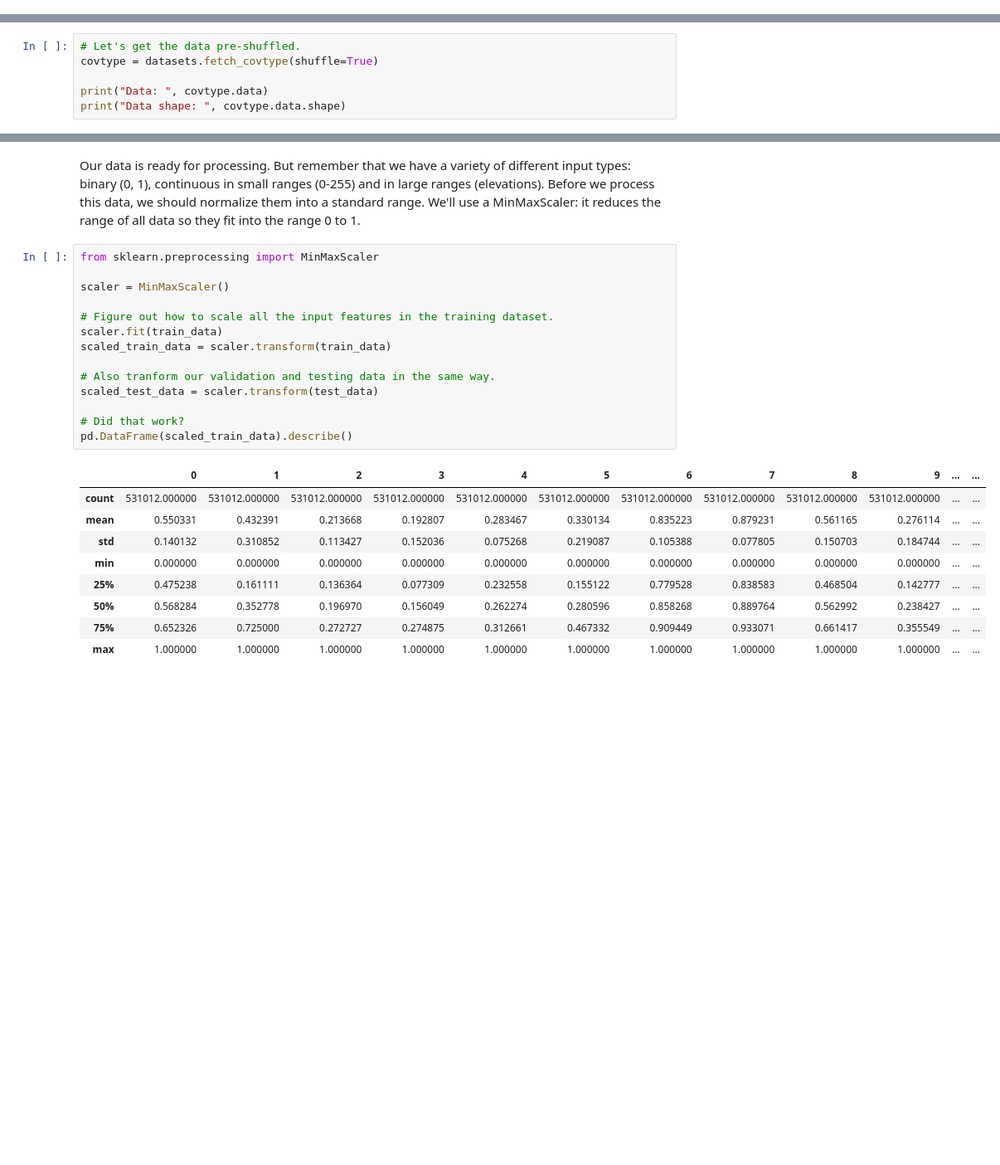
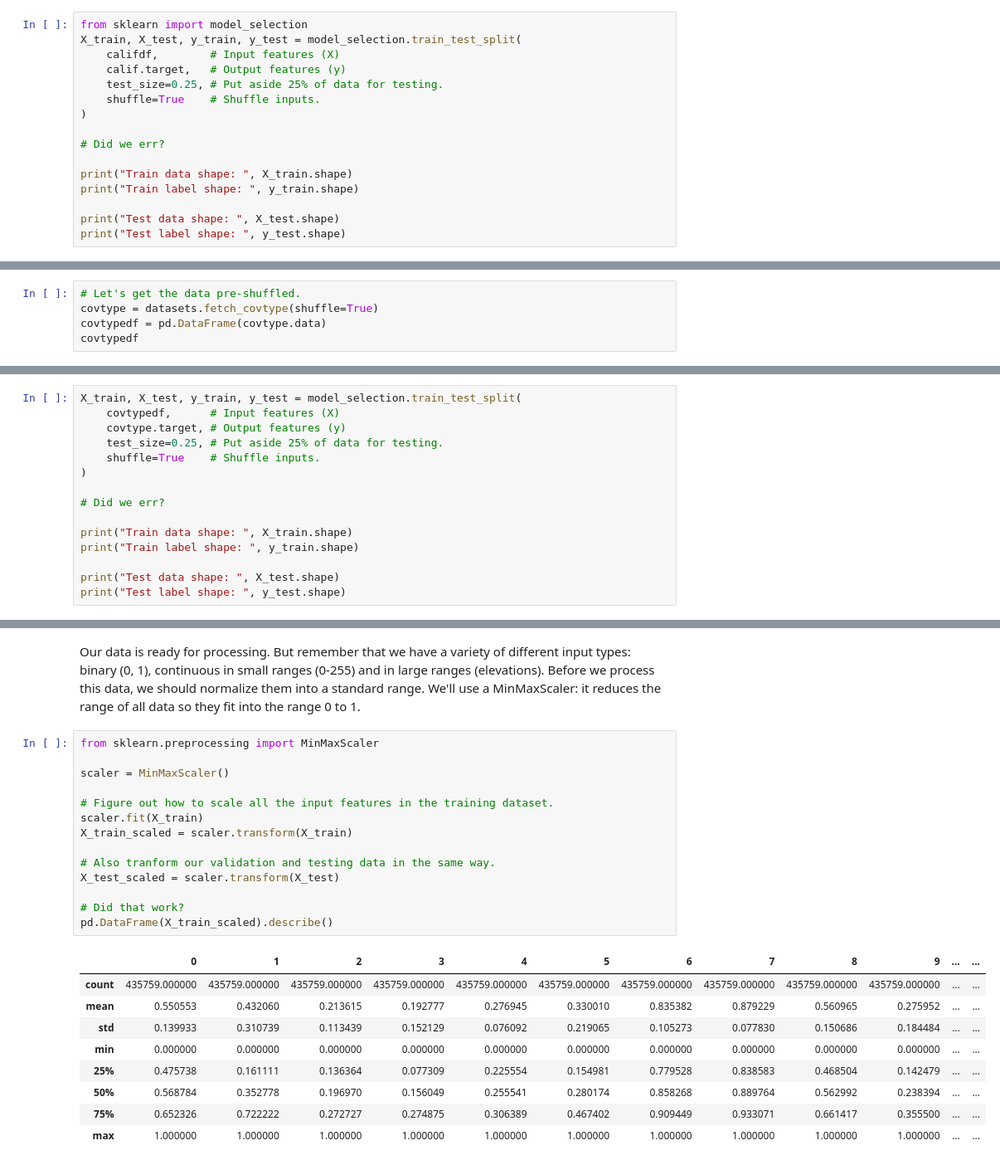
Before and after one commit to USDA-ARS-GBRU/ml-training-site, a Jupyter notebook: assets/nb-lessons/13_neural_network_methods.ipynb, the cells around one changed output, grey strips where cells are left out. Shown: that part at 83% size. Cells and saved outputs as stored; diff of their text form; blank space fills up the shorter version.

```diff
--- a/assets/nb-lessons/13_neural_network_methods.ipynb
+++ b/assets/nb-lessons/13_neural_network_methods.ipynb
@@ -121,0 +104,16 @@ Train label shape:  (20000,)
+# %%
+from sklearn import model_selection
+X_train, X_test, y_train, y_test = model_selection.train_test_split(
+    califdf,        # Input features (X)
+    calif.target,   # Output features (y)
+    test_size=0.25, # Put aside 25% of data for testing.
+    shuffle=True    # Shuffle inputs.
+)
+
+# Did we err?
+
+print("Train data shape: ", X_train.shape)
+print("Train label shape: ", y_train.shape)
+
+print("Test data shape: ", X_test.shape)
+print("Test label shape: ", y_test.shape)
@@ -356,7 +361,6 @@ So we don't need to provide any arguments, but it warns us that it will need to
 # %%
 # Let's get the data pre-shuffled.
 covtype = datasets.fetch_covtype(shuffle=True)
-
-print("Data: ", covtype.data)
-print("Data shape: ", covtype.data.shape)
+covtypedf = pd.DataFrame(covtype.data)
+covtypedf
 # %% [output]
@@ -399,0 +393,15 @@ Training labels shape:  (531012,)
+# %%
+X_train, X_test, y_train, y_test = model_selection.train_test_split(
+    covtypedf,      # Input features (X)
+    covtype.target, # Output features (y)
+    test_size=0.25, # Put aside 25% of data for testing.
+    shuffle=True    # Shuffle inputs.
+)
+
+# Did we err?
+
+print("Train data shape: ", X_train.shape)
+print("Train label shape: ", y_train.shape)
+
+print("Test data shape: ", X_test.shape)
+print("Test label shape: ", y_test.shape)
@@ -402,26 +415,26 @@ Our data is ready for processing. But remember that we have a variety of differe
 # %%
 from sklearn.preprocessing import MinMaxScaler
 
 scaler = MinMaxScaler()
 
 # Figure out how to scale all the input features in the training dataset.
-scaler.fit(train_data)
-scaled_train_data = scaler.transform(train_data)
+scaler.fit(X_train)
+X_train_scaled = scaler.transform(X_train)
 
 # Also tranform our validation and testing data in the same way.
-scaled_test_data = scaler.transform(test_data)
+X_test_scaled = scaler.transform(X_test)
 
 # Did that work?
-pd.DataFrame(scaled_train_data).describe()
+pd.DataFrame(X_train_scaled).describe()
 # %% [output]
 |  | 0 | 1 | 2 | 3 | 4 | 5 | 6 | 7 | 8 | 9 | ... | ... |
-| count | 531012.000000 | 531012.000000 | 531012.000000 | 531012.000000 | 531012.000000 | 531012.000000 | 531012.000000 | 531012.000000 | 531012.000000 | 531012.000000 | ... | ... |
-| mean | 0.550331 | 0.432391 | 0.213668 | 0.192807 | 0.283467 | 0.330134 | 0.835223 | 0.879231 | 0.561165 | 0.276114 | ... | ... |
-| std | 0.140132 | 0.310852 | 0.113427 | 0.152036 | 0.075268 | 0.219087 | 0.105388 | 0.077805 | 0.150703 | 0.184744 | ... | ... |
+| count | 435759.000000 | 435759.000000 | 435759.000000 | 435759.000000 | 435759.000000 | 435759.000000 | 435759.000000 | 435759.000000 | 435759.000000 | 435759.000000 | ... | ... |
+| mean | 0.550553 | 0.432060 | 0.213615 | 0.192777 | 0.276945 | 0.330010 | 0.835382 | 0.879229 | 0.560965 | 0.275952 | ... | ... |
+| std | 0.139933 | 0.310739 | 0.113439 | 0.152129 | 0.076092 | 0.219065 | 0.105273 | 0.077830 | 0.150686 | 0.184484 | ... | ... |
 | min | 0.000000 | 0.000000 | 0.000000 | 0.000000 | 0.000000 | 0.000000 | 0.000000 | 0.000000 | 0.000000 | 0.000000 | ... | ... |
-| 25% | 0.475238 | 0.161111 | 0.136364 | 0.077309 | 0.232558 | 0.155122 | 0.779528 | 0.838583 | 0.468504 | 0.142777 | ... | ... |
-| 50% | 0.568284 | 0.352778 | 0.196970 | 0.156049 | 0.262274 | 0.280596 | 0.858268 | 0.889764 | 0.562992 | 0.238427 | ... | ... |
-| 75% | 0.652326 | 0.725000 | 0.272727 | 0.274875 | 0.312661 | 0.467332 | 0.909449 | 0.933071 | 0.661417 | 0.355549 | ... | ... |
+| 25% | 0.475738 | 0.161111 | 0.136364 | 0.077309 | 0.225554 | 0.154981 | 0.779528 | 0.838583 | 0.468504 | 0.142479 | ... | ... |
+| 50% | 0.568784 | 0.352778 | 0.196970 | 0.156049 | 0.255541 | 0.280174 | 0.858268 | 0.889764 | 0.562992 | 0.238394 | ... | ... |
+| 75% | 0.652326 | 0.722222 | 0.272727 | 0.274875 | 0.306389 | 0.467402 | 0.909449 | 0.933071 | 0.661417 | 0.355500 | ... | ... |
 | max | 1.000000 | 1.000000 | 1.000000 | 1.000000 | 1.000000 | 1.000000 | 1.000000 | 1.000000 | 1.000000 | 1.000000 | ... | ... |
 8 rows × 54 columns
 # %% [markdown]
```
Also changed, not shown: parts of 21 cells of this notebook.
